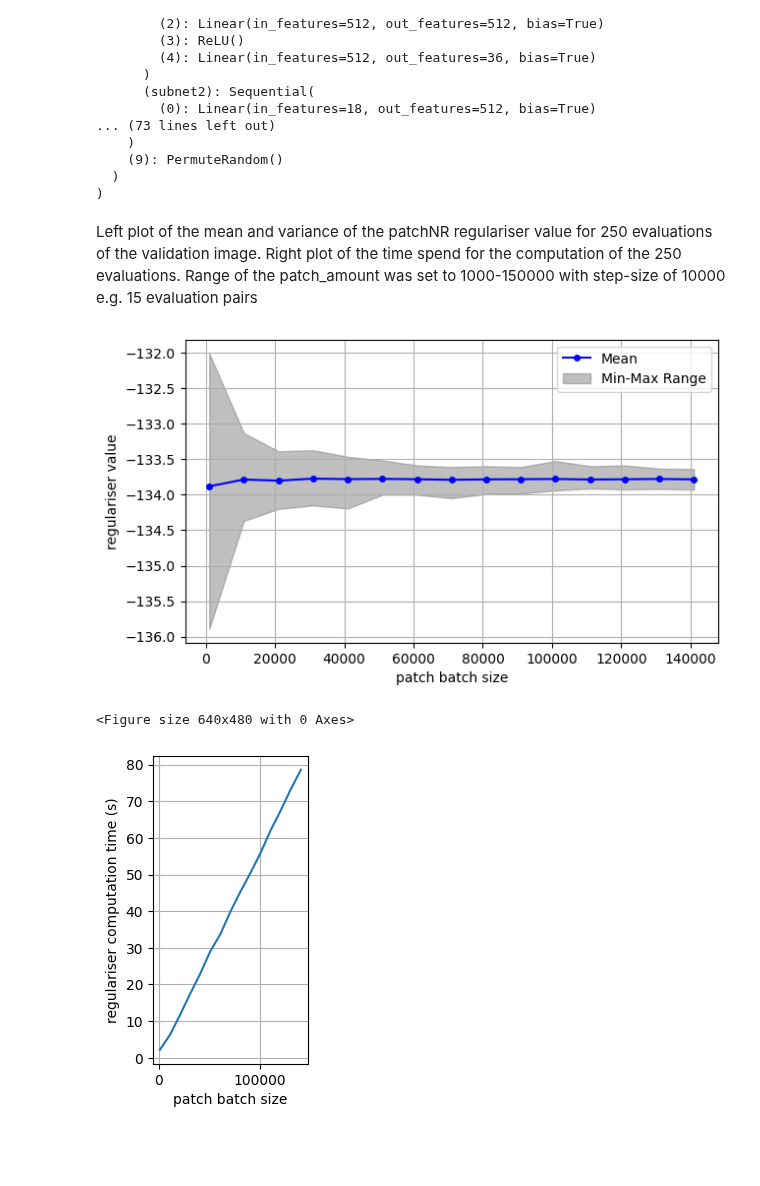
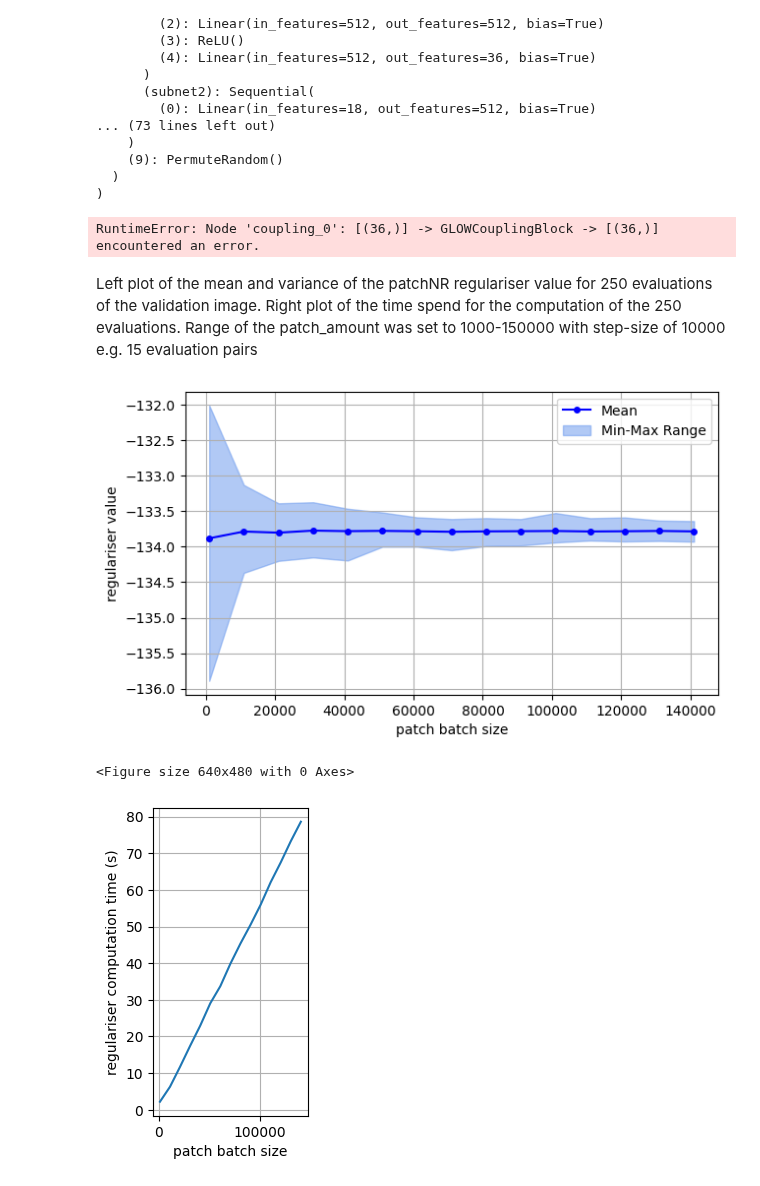
Before and after one commit to PaulBuechler-git/nf-for-inv-problems, a Jupyter notebook: regurlarizers.ipynb, the cells around one changed output. Saved outputs shown, nothing was run; the diff lists cells and outputs as text; code cells hidden in the pictures; blank space fills up the shorter version.

```diff
--- a/regurlarizers.ipynb
+++ b/regurlarizers.ipynb
@@ -65,7 +65,7 @@ samples = 40000
 #patch_nr_regulariser = PatchNrRegulariser(model, p_size=patch_size, sample_number=samples, padding=True, padding_size=16, device='cpu')
 # %%
 normalization = transforms.Compose([transforms.Normalize([0, ], [255., ])])
-image_loader = FastImageLoader('data/material_pt_nr/validate.png', device=DEVICE, transform=normalization)
+image_loader = FastImageLoader('data/material_pt_nr/train.png', device=DEVICE, transform=normalization)
 ground_truth = image_loader[0].to(DEVICE)
 # %%
 samples_amount = [i for i in range(1000, 150000, 10000)]
@@ -86,6 +86,8 @@ for sample_a in samples_amount:
     val_max = torch.max(values)
     res.append((val_min, val_mean, val_max))
     times.append(end_time-start_time)
+# %% [output]
+RuntimeError: Node 'coupling_0': [(36,)] -> GLOWCouplingBlock -> [(36,)] encountered an error.
 # %% [markdown]
 Left plot of the mean and variance of the patchNR regulariser value for 250 evaluations of the validation image. Right plot of the time spend for the computation of the 250 evaluations. Range of the patch_amount was set to 1000-150000 with step-size of 10000 e.g. 15 evaluation pairs
 # %%
@@ -102,16 +109,18 @@ x = [i for i in range(1000, 150000, 10000)]
 # %%
 plt.figure(figsize=(7, 4))
 plt.plot(x, means, label='Mean', linestyle='-', marker='o', markersize=4, color='blue')
-plt.fill_between(x, mins, maxes, color='gray', alpha=0.5, label='Min-Max Range')
+plt.fill_between(x, mins, maxes, color='cornflowerblue', alpha=0.5, label='Min-Max Range')
+#plt.plot(x2, means2, label='Mean', linestyle='-', marker='o', markersize=4, color='red')
+#plt.fill_between(x2, mins2, maxes2, color='salmon', alpha=0.5, label='Min-Max Range')
 #plt.axvline(x = 50000, color = 'g')
 plt.legend()
 plt.xlabel('patch batch size')
 plt.ylabel('regulariser value')
 plt.grid(True)
 plt.show()
 plt.savefig('images/min_max_mean_patch_nr_validate.png')
 # %% [output]
-[figure, old version]
+[figure, new version]
 <Figure size 640x480 with 0 Axes>
 # %%
 plt.figure(figsize=(2, 4))
```
Also changed, not shown: parts of 3 cells of this notebook, 9 other files.
